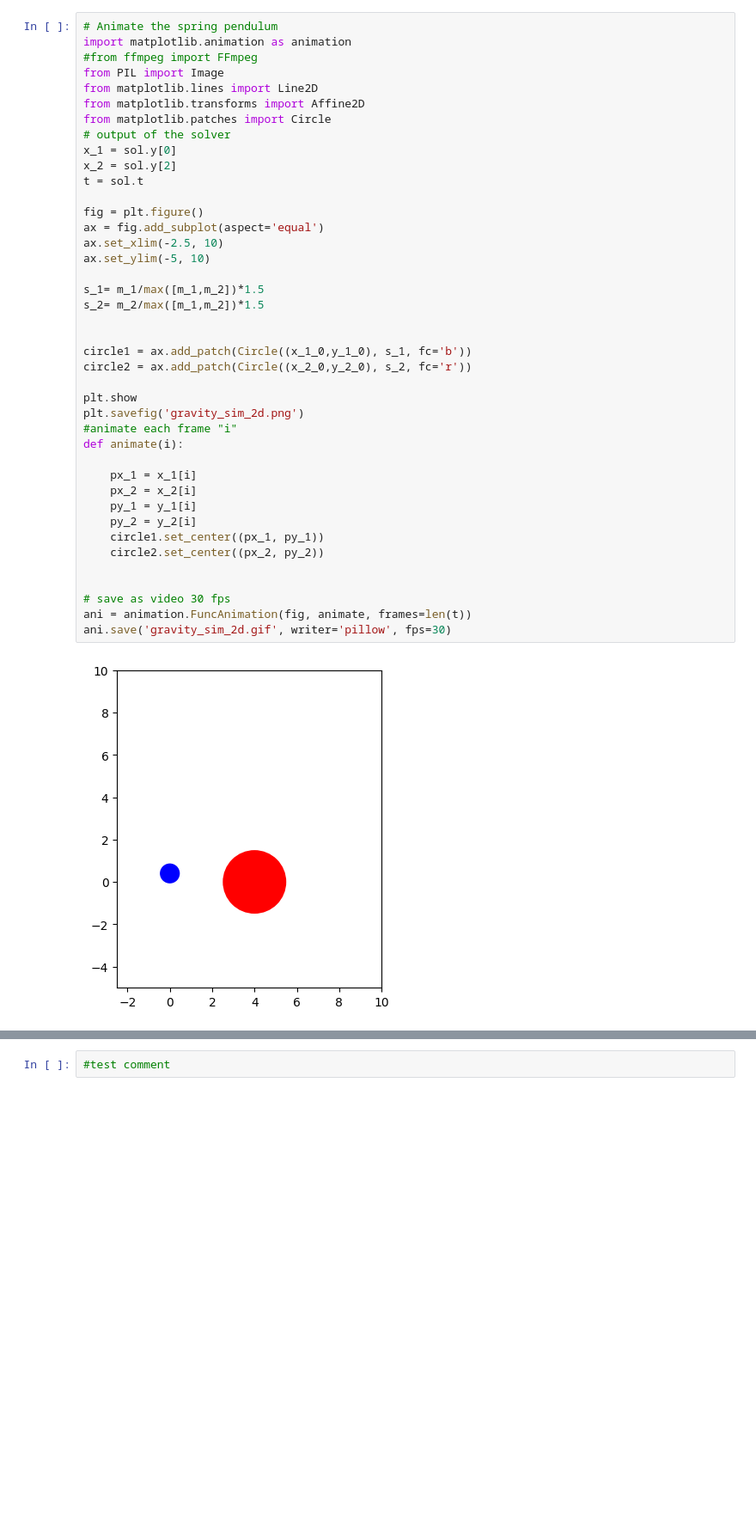
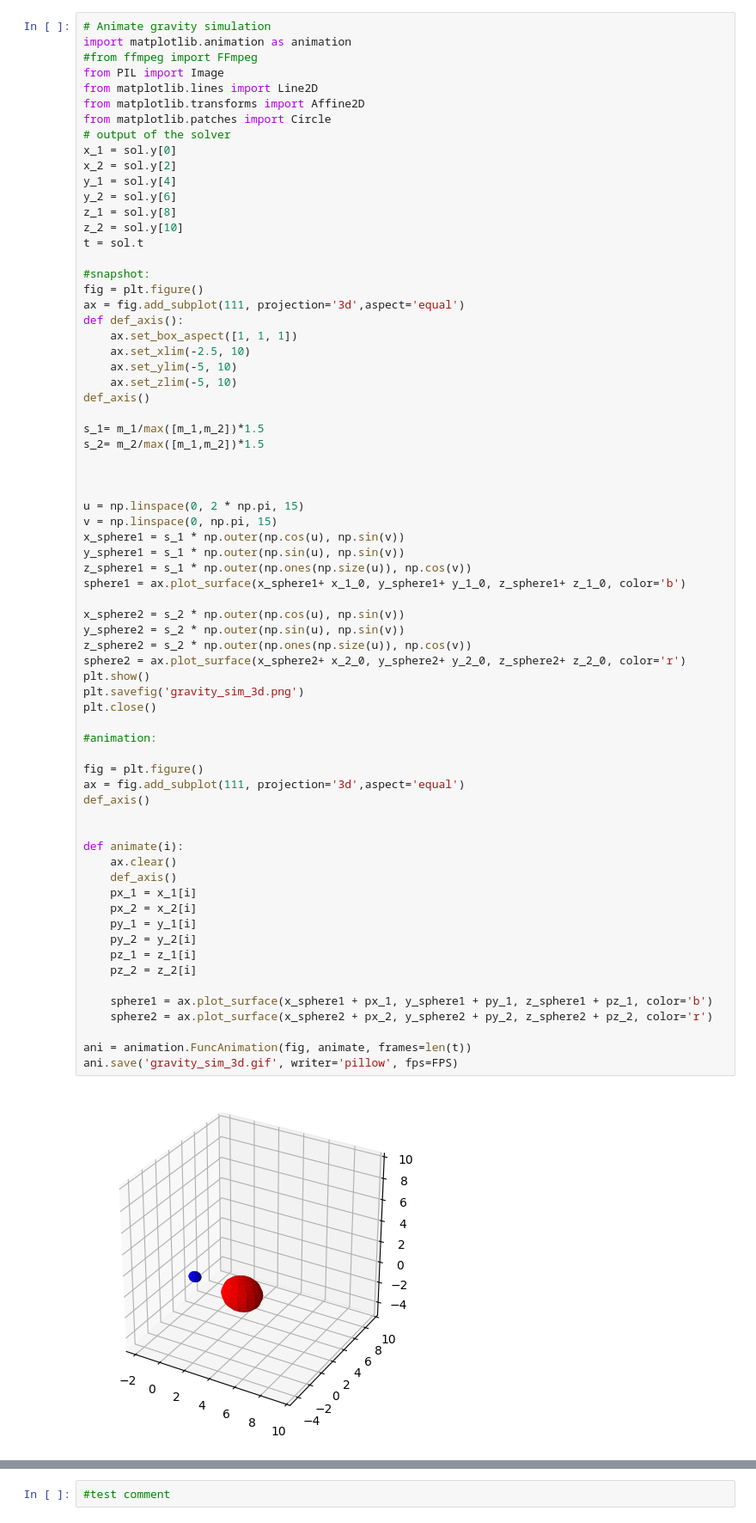
Before and after one commit to kinimodsi/Projects, a Jupyter notebook: GravitySim/GravitySim-3D/GravitySim_3d_sim.ipynb, the cells around one changed output, grey strips where cells are left out. Shown at 86% size. Cells and saved outputs as stored; diff of their text form; blank space fills up the shorter version.

Commit message:
Added 3D Simulation

```diff
--- a/GravitySim/GravitySim-3D/GravitySim_3d_sim.ipynb
+++ b/GravitySim/GravitySim-3D/GravitySim_3d_sim.ipynb
@@ -108,43 +118,71 @@ plt.show()
 # %%
-# Animate the spring pendulum
+# Animate gravity simulation
 import matplotlib.animation as animation
 #from ffmpeg import FFmpeg
 from PIL import Image
 from matplotlib.lines import Line2D
 from matplotlib.transforms import Affine2D
 from matplotlib.patches import Circle
 # output of the solver
 x_1 = sol.y[0]
 x_2 = sol.y[2]
+y_1 = sol.y[4]
+y_2 = sol.y[6]
+z_1 = sol.y[8]
+z_2 = sol.y[10]
 t = sol.t
 
+#snapshot:
 fig = plt.figure()
-ax = fig.add_subplot(aspect='equal')
-ax.set_xlim(-2.5, 10)
-ax.set_ylim(-5, 10)
+ax = fig.add_subplot(111, projection='3d',aspect='equal')
+def def_axis():
+    ax.set_box_aspect([1, 1, 1])
+    ax.set_xlim(-2.5, 10)
+    ax.set_ylim(-5, 10)
+    ax.set_zlim(-5, 10)
+def_axis()
 
 s_1= m_1/max([m_1,m_2])*1.5
 s_2= m_2/max([m_1,m_2])*1.5
 
 
-circle1 = ax.add_patch(Circle((x_1_0,y_1_0), s_1, fc='b'))
-circle2 = ax.add_patch(Circle((x_2_0,y_2_0), s_2, fc='r'))
 
-plt.show
-plt.savefig('gravity_sim_2d.png')
-#animate each frame "i"
+u = np.linspace(0, 2 * np.pi, 15)
+v = np.linspace(0, np.pi, 15)
+x_sphere1 = s_1 * np.outer(np.cos(u), np.sin(v))
+y_sphere1 = s_1 * np.outer(np.sin(u), np.sin(v))
+z_sphere1 = s_1 * np.outer(np.ones(np.size(u)), np.cos(v))
+sphere1 = ax.plot_surface(x_sphere1+ x_1_0, y_sphere1+ y_1_0, z_sphere1+ z_1_0, color='b')
+
+x_sphere2 = s_2 * np.outer(np.cos(u), np.sin(v))
+y_sphere2 = s_2 * np.outer(np.sin(u), np.sin(v))
+z_sphere2 = s_2 * np.outer(np.ones(np.size(u)), np.cos(v))
+sphere2 = ax.plot_surface(x_sphere2+ x_2_0, y_sphere2+ y_2_0, z_sphere2+ z_2_0, color='r')
+plt.show()
+plt.savefig('gravity_sim_3d.png')
+plt.close()
+
+#animation:
+
+fig = plt.figure()
+ax = fig.add_subplot(111, projection='3d',aspect='equal')
+def_axis()
+
+
 def animate(i):
-
+    ax.clear()
+    def_axis()
     px_1 = x_1[i]
     px_2 = x_2[i]
     py_1 = y_1[i]
     py_2 = y_2[i]
-    circle1.set_center((px_1, py_1))
-    circle2.set_center((px_2, py_2))
+    pz_1 = z_1[i]
+    pz_2 = z_2[i]
 
+    sphere1 = ax.plot_surface(x_sphere1 + px_1, y_sphere1 + py_1, z_sphere1 + pz_1, color='b')
+    sphere2 = ax.plot_surface(x_sphere2 + px_2, y_sphere2 + py_2, z_sphere2 + pz_2, color='r')
 
-# save as video 30 fps
 ani = animation.FuncAnimation(fig, animate, frames=len(t))
-ani.save('gravity_sim_2d.gif', writer='pillow', fps=30)
+ani.save('gravity_sim_3d.gif', writer='pillow', fps=FPS)
 # %% [output]
-[figure, old version]
+[figure, new version]
```
Also changed, not shown: parts of 2 cells of this notebook, 4 other files.
